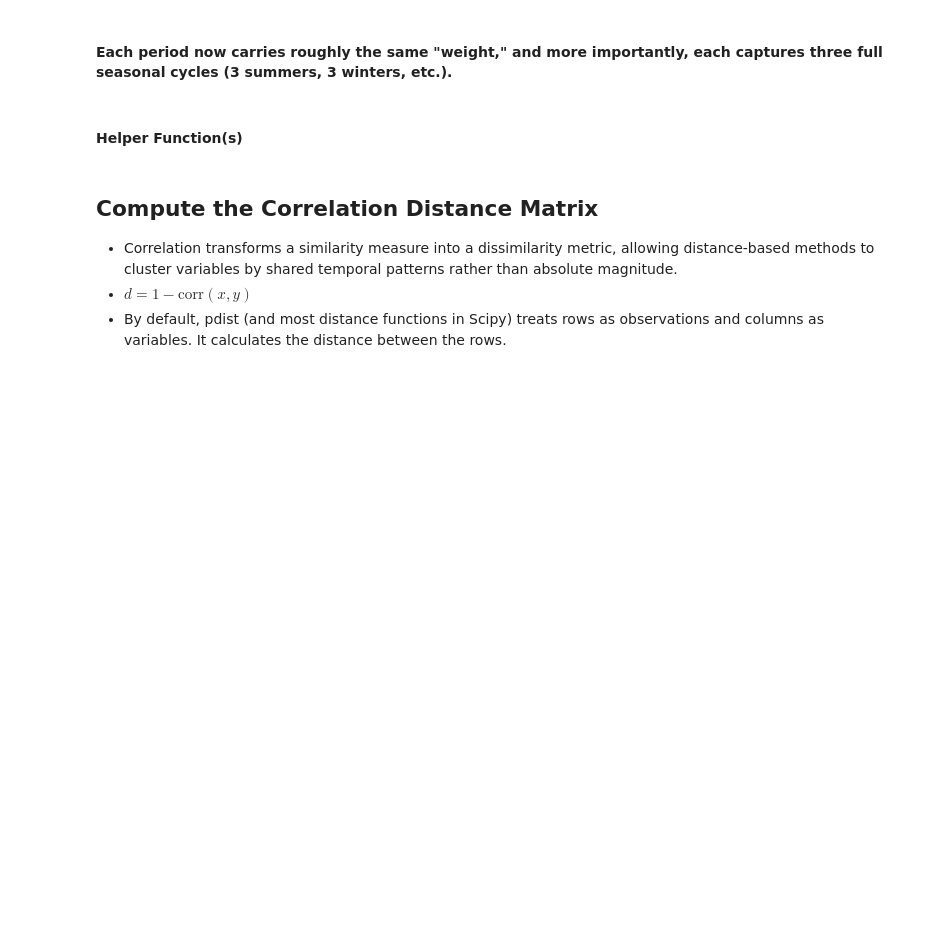
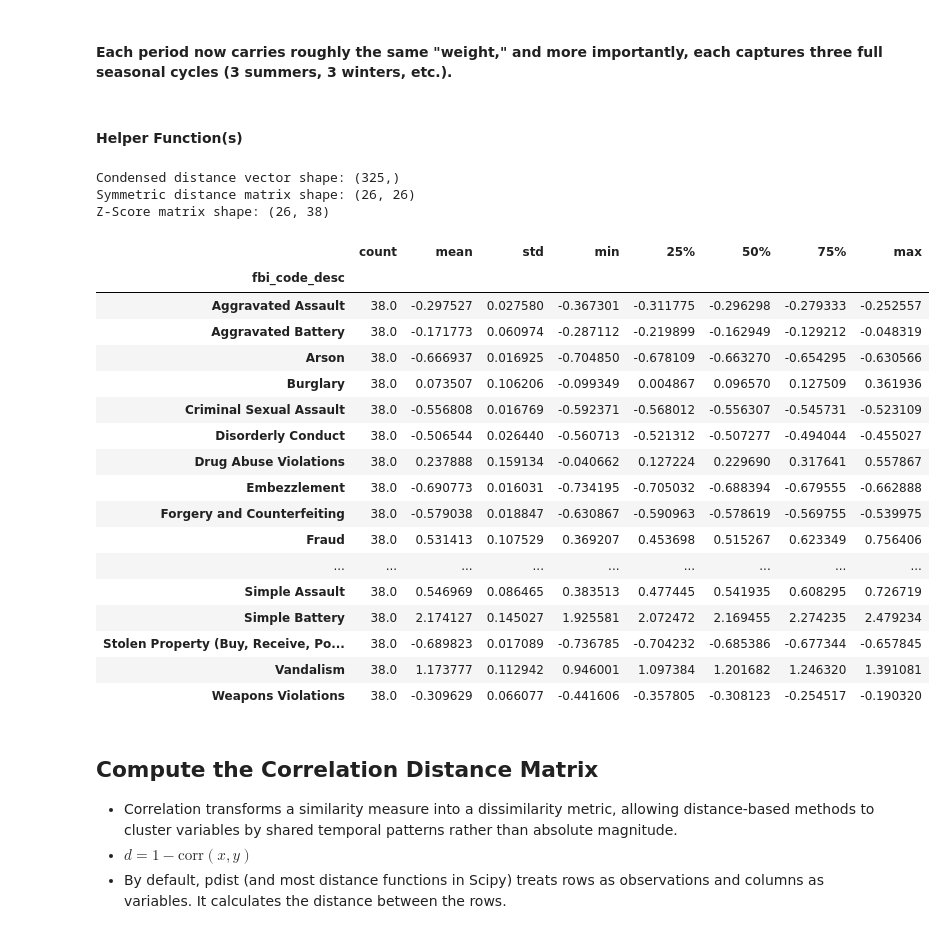
Before and after one commit to SirErikPak/ChicagoCrime, a Jupyter notebook: Notebook/ChicagoCrimeAnalysisEra.ipynb, the cells around one changed output. Cells and saved outputs as stored; diff of their text form; code cells hidden in the pictures; blank space fills up the shorter version.

```diff
--- a/Notebook/ChicagoCrimeAnalysisEra.ipynb
+++ b/Notebook/ChicagoCrimeAnalysisEra.ipynb
@@ -239,8 +239,36 @@ def process_crime_era(data: pd.DataFrame, metric: str='correlation'):
     # Print
     print(f"\nCondensed distance vector shape: {dist_vec.shape}")
     print(f"Symmetric distance matrix shape: {dist_df.shape}")
+    print(f"Z-Score matrix shape: {z_scored.shape}")
 
-    return dist_df, dist_vec
+    return dist_df, dist_vec, z_scored
+# %%
+dist_df_pre , dist_vec_pre, z_scored_pre = process_crime_era(z_pivot_pre)
+# %% [output]
+Condensed distance vector shape: (325,)
+Symmetric distance matrix shape: (26, 26)
+Z-Score matrix shape: (26, 38)
+# %%
+z_scored_pre.describe().T
+# %% [output]
+|  | count | mean | std | min | 25% | 50% | 75% | max |
+| fbi_code_desc |  |  |  |  |  |  |  |  |
+| Aggravated Assault | 38.0 | -0.297527 | 0.027580 | -0.367301 | -0.311775 | -0.296298 | -0.279333 | -0.252557 |
+| Aggravated Battery | 38.0 | -0.171773 | 0.060974 | -0.287112 | -0.219899 | -0.162949 | -0.129212 | -0.048319 |
+| Arson | 38.0 | -0.666937 | 0.016925 | -0.704850 | -0.678109 | -0.663270 | -0.654295 | -0.630566 |
+| Burglary | 38.0 | 0.073507 | 0.106206 | -0.099349 | 0.004867 | 0.096570 | 0.127509 | 0.361936 |
+| Criminal Sexual Assault | 38.0 | -0.556808 | 0.016769 | -0.592371 | -0.568012 | -0.556307 | -0.545731 | -0.523109 |
+| Disorderly Conduct | 38.0 | -0.506544 | 0.026440 | -0.560713 | -0.521312 | -0.507277 | -0.494044 | -0.455027 |
+| Drug Abuse Violations | 38.0 | 0.237888 | 0.159134 | -0.040662 | 0.127224 | 0.229690 | 0.317641 | 0.557867 |
+| Embezzlement | 38.0 | -0.690773 | 0.016031 | -0.734195 | -0.705032 | -0.688394 | -0.679555 | -0.662888 |
+| Forgery and Counterfeiting | 38.0 | -0.579038 | 0.018847 | -0.630867 | -0.590963 | -0.578619 | -0.569755 | -0.539975 |
+| Fraud | 38.0 | 0.531413 | 0.107529 | 0.369207 | 0.453698 | 0.515267 | 0.623349 | 0.756406 |
+| ... | ... | ... | ... | ... | ... | ... | ... | ... |
+| Simple Assault | 38.0 | 0.546969 | 0.086465 | 0.383513 | 0.477445 | 0.541935 | 0.608295 | 0.726719 |
+| Simple Battery | 38.0 | 2.174127 | 0.145027 | 1.925581 | 2.072472 | 2.169455 | 2.274235 | 2.479234 |
+| Stolen Property (Buy, Receive, Po... | 38.0 | -0.689823 | 0.017089 | -0.736785 | -0.704232 | -0.685386 | -0.677344 | -0.657845 |
+| Vandalism | 38.0 | 1.173777 | 0.112942 | 0.946001 | 1.097384 | 1.201682 | 1.246320 | 1.391081 |
+| Weapons Violations | 38.0 | -0.309629 | 0.066077 | -0.441606 | -0.357805 | -0.308123 | -0.254517 | -0.190320 |
 # %% [markdown]
 ## Compute the Correlation Distance Matrix
 * Correlation transforms a similarity measure into a dissimilarity metric, allowing distance-based methods to cluster variables by shared temporal patterns rather than absolute magnitude.
```
Also changed, not shown: parts of 9 cells of this notebook, 2 other files.
